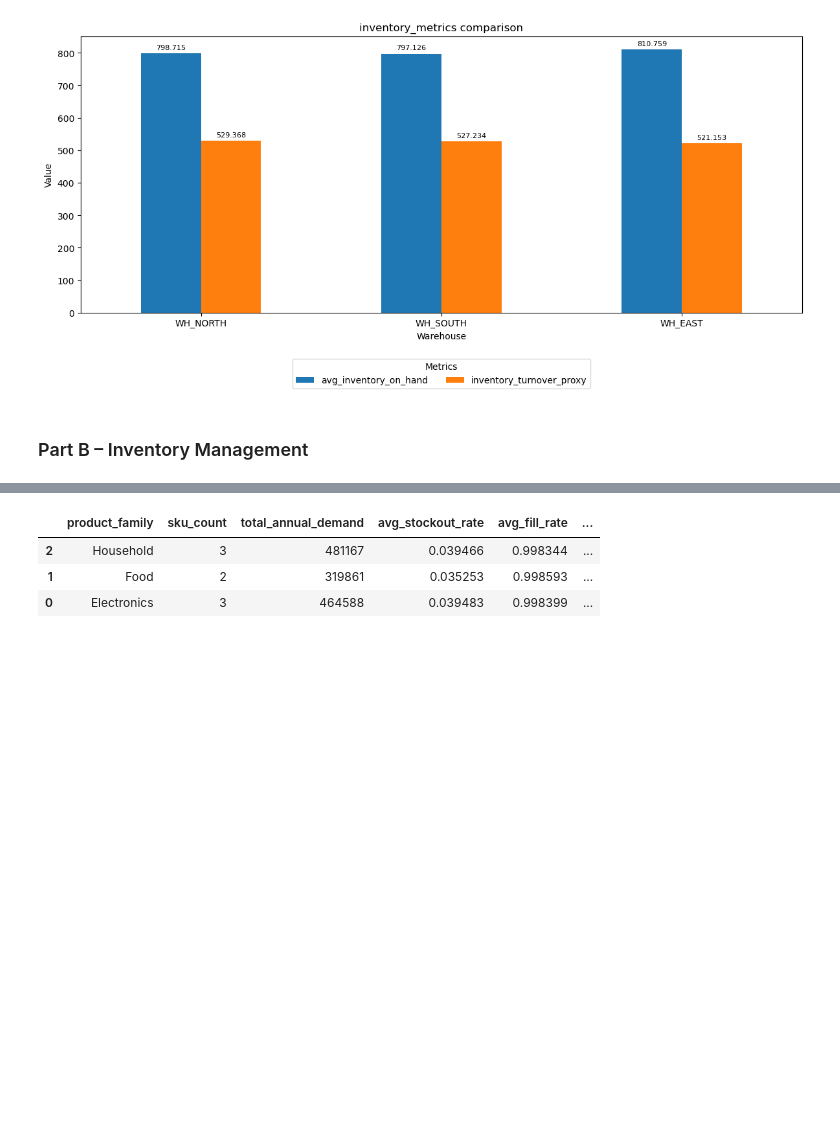
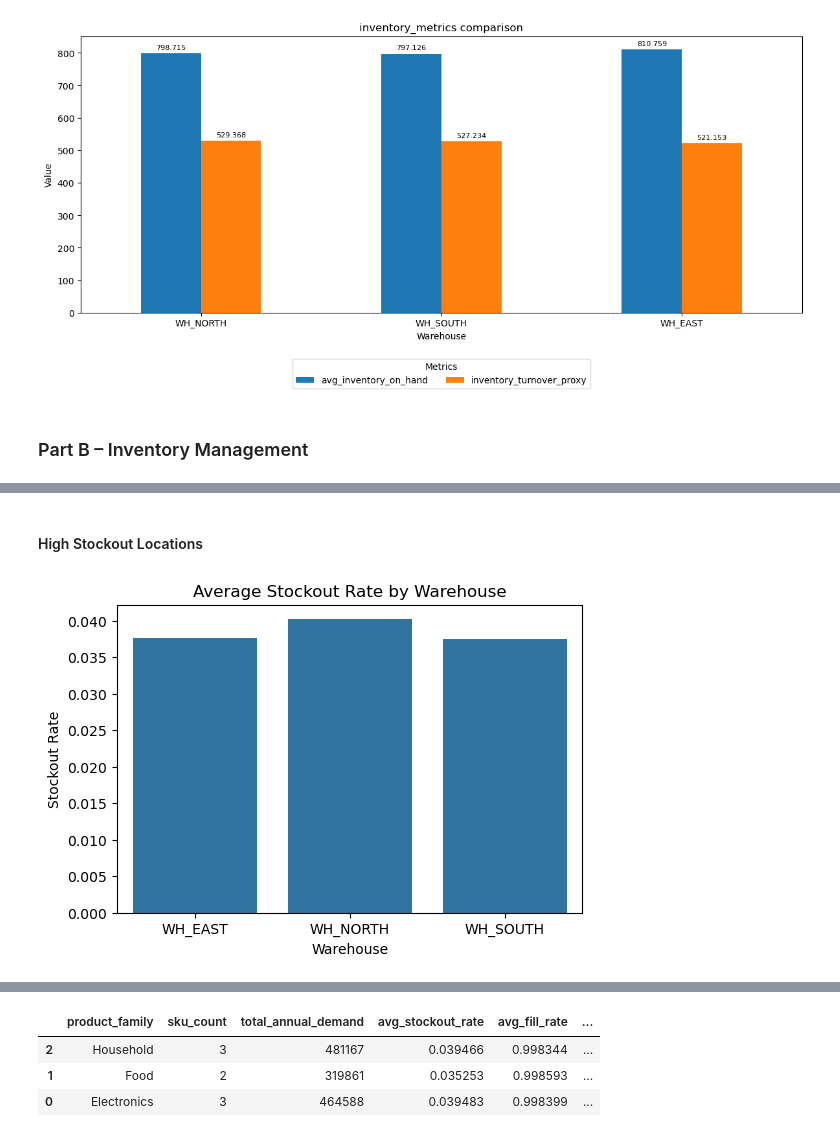
Before and after one commit to josiashdezp/supply_chain_analytics, a Jupyter notebook: code/supply_chain_group_project.ipynb, the cells around one changed output, grey strips where cells are left out. Cells and saved outputs as stored; diff of their text form; code cells hidden in the pictures; blank space fills up the shorter version.

```diff
--- a/code/supply_chain_group_project.ipynb
+++ b/code/supply_chain_group_project.ipynb
@@ -499,0 +444,20 @@ warehouse_inventory_summary
+# %% [markdown]
+#### High Stockout Locations
+# %%
+import seaborn as sns
+import matplotlib.pyplot as plt
+
+warehouse_stockout = (
+    df_inventory.groupby("warehouse_id")["stockout_rate"]
+    .mean()
+    .reset_index()
+)
+
+plt.figure(figsize=(6,4))
+sns.barplot(data=warehouse_stockout, x="warehouse_id", y="stockout_rate")
+plt.title("Average Stockout Rate by Warehouse")
+plt.ylabel("Stockout Rate")
+plt.xlabel("Warehouse")
+plt.show()
+# %% [output]
+[figure, added]
```
Also changed, not shown: parts of 53 cells of this notebook, 3 other files.
